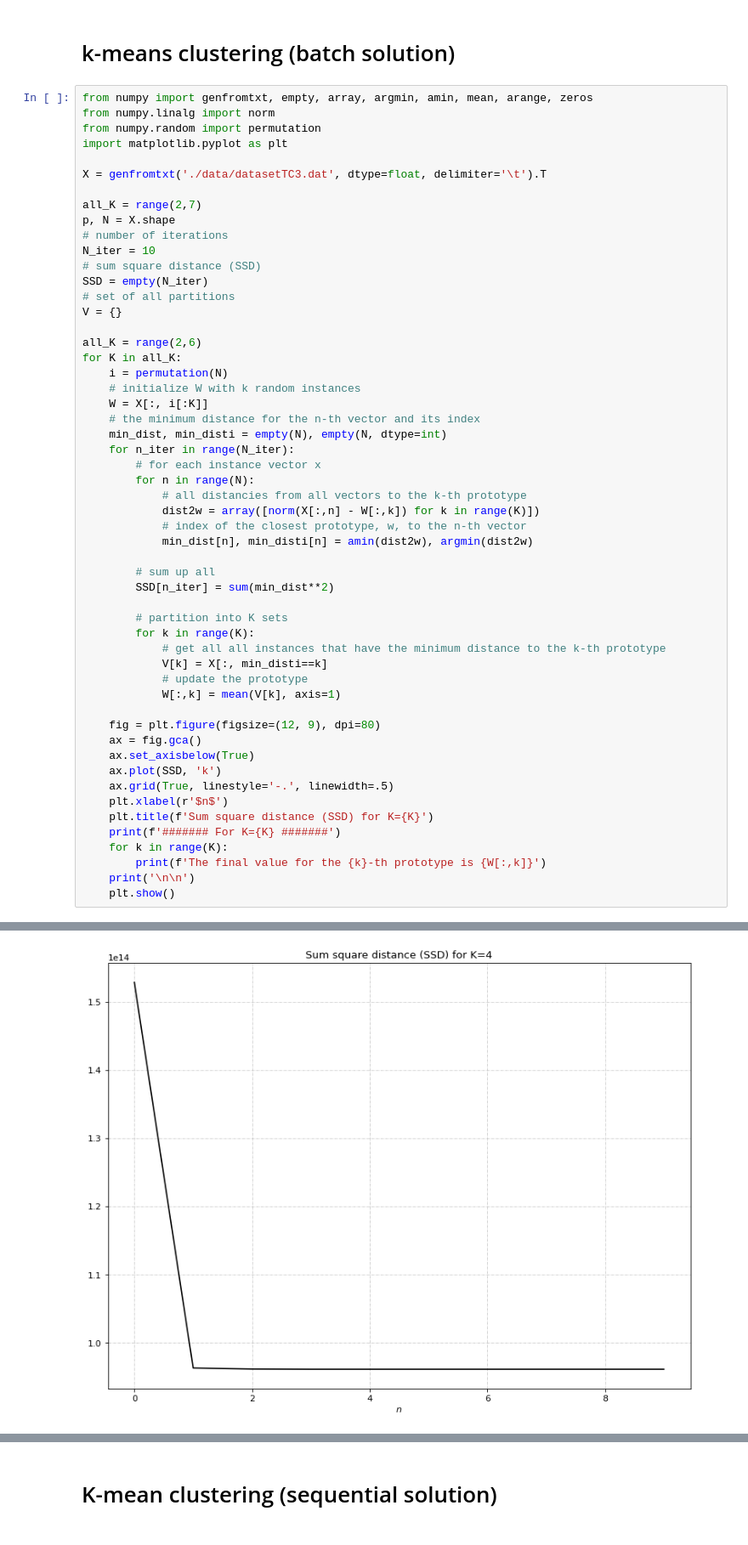
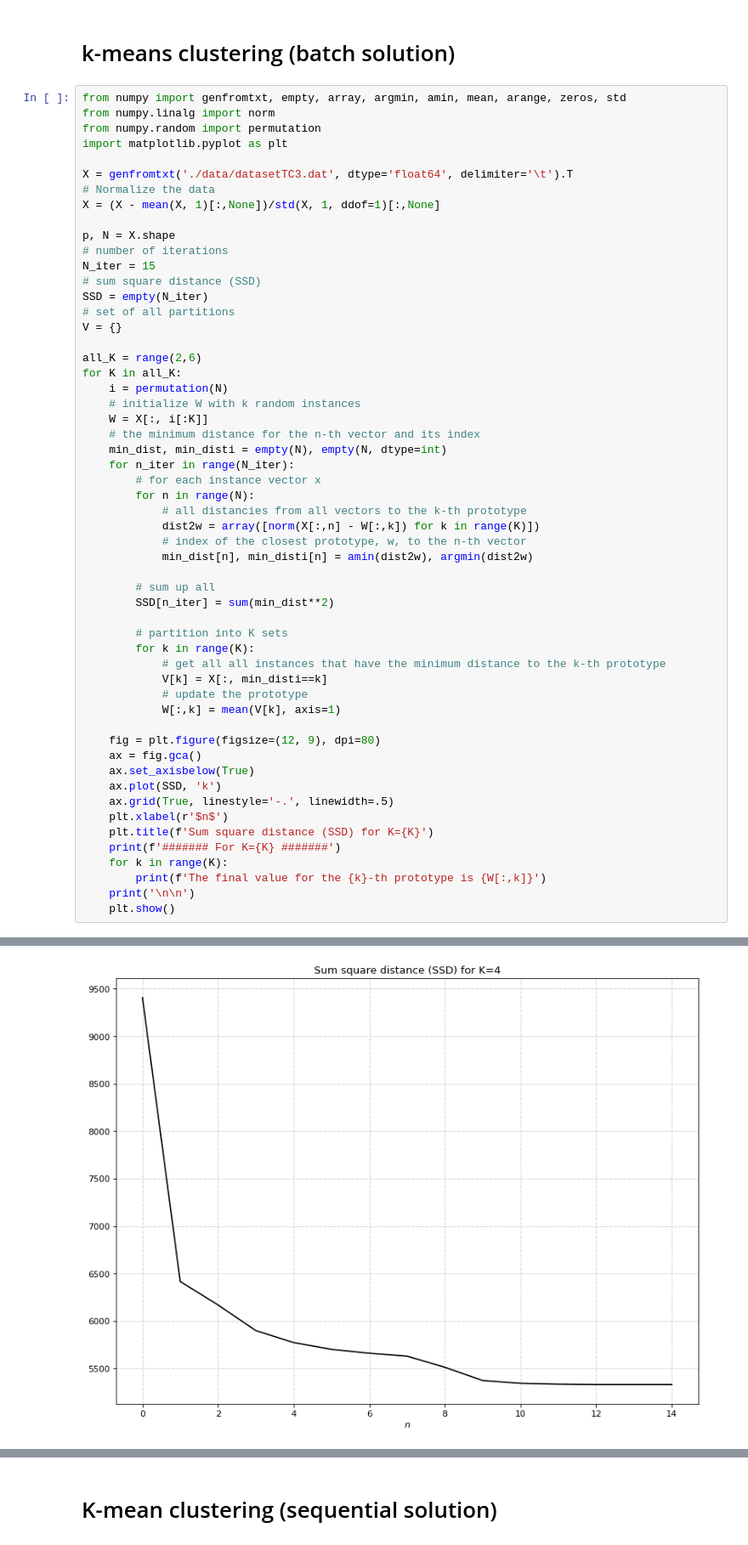
Before and after one commit to tapyu/to-rm-courses, a Jupyter notebook: reconhecimento_de_padrões/TC3/TC3.ipynb, the cells around one changed output, grey strips where cells are left out. Shown: that part at 85% size. Cells and saved outputs as stored; diff of their text form.

```diff
--- a/reconhecimento_de_padrões/TC3/TC3.ipynb
+++ b/reconhecimento_de_padrões/TC3/TC3.ipynb
@@ -1,17 +1,18 @@
 # %% [markdown]
 # k-means clustering (batch solution)
 # %%
-from numpy import genfromtxt, empty, array, argmin, amin, mean, arange, zeros
+from numpy import genfromtxt, empty, array, argmin, amin, mean, arange, zeros, std
 from numpy.linalg import norm
 from numpy.random import permutation
 import matplotlib.pyplot as plt
 
-X = genfromtxt('./data/datasetTC3.dat', dtype=float, delimiter='\t').T
+X = genfromtxt('./data/datasetTC3.dat', dtype='float64', delimiter='\t').T
+# Normalize the data
+X = (X - mean(X, 1)[:,None])/std(X, 1, ddof=1)[:,None]
 
-all_K = range(2,7)
 p, N = X.shape
 # number of iterations
-N_iter = 10
+N_iter = 15
 # sum square distance (SSD)
 SSD = empty(N_iter)
 # set of all partitions
@@ -81,2 +73,2 @@ The final value for the 3-th prototype is [9.95857372e+01 7.67759647e+00 4.48531
-[figure, old version]
+[figure, new version]
 ####### For K=5 #######
```
Also changed, not shown: parts of 1 cell of this notebook.
